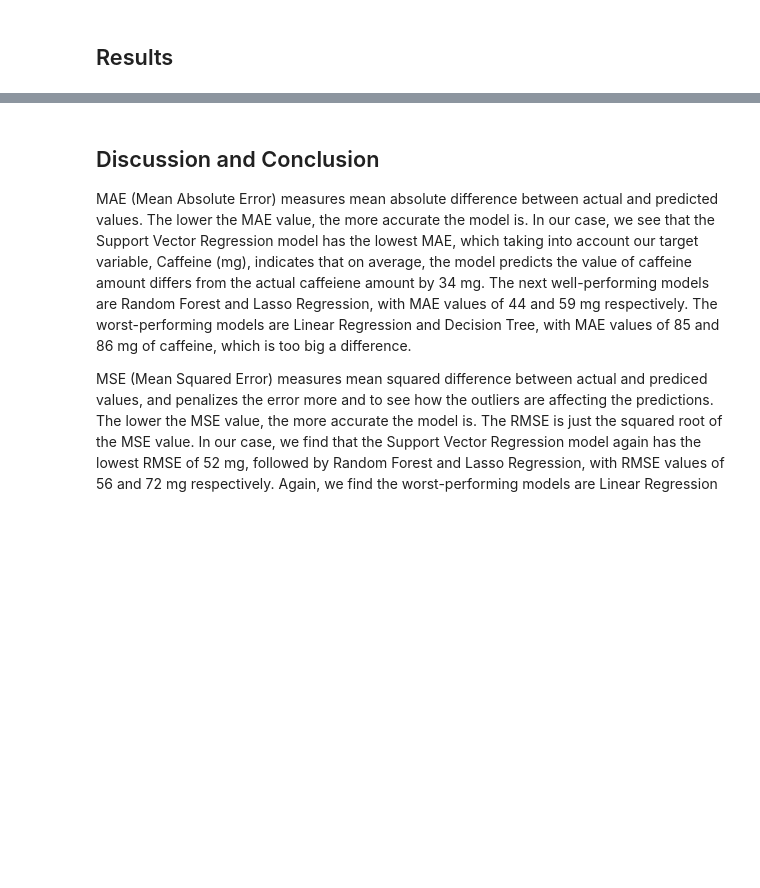
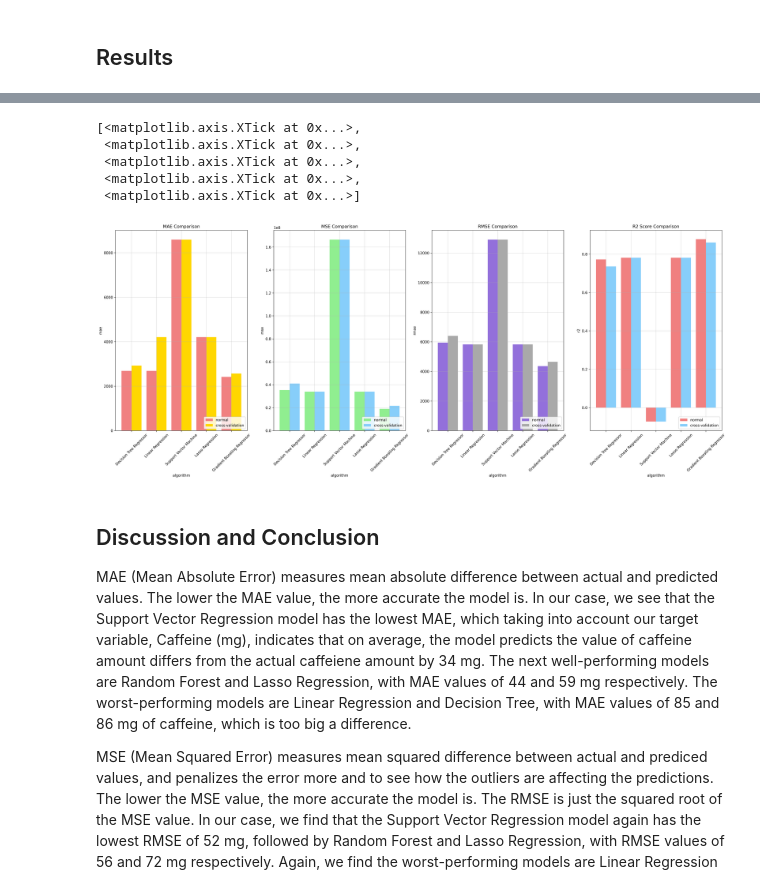
Before and after one commit to awesomecosmos/Insurance-Predictions, a Jupyter notebook: final_project.ipynb, the cells around one changed output, grey strips where cells are left out. Saved outputs shown, nothing was run; the diff lists cells and outputs as text; code cells hidden in the pictures; blank space fills up the shorter version.

```diff
--- a/final_project.ipynb
+++ b/final_project.ipynb
@@ -495,6 +631,7 @@ lasso_model.fit(X_train, y_train)
 y_pred_lasso = lasso_model.predict(X_test)
 
 # Evaluate the Lasso Regression model using Mean Squared Error and R-squared
+mae_lasso = mean_absolute_error(y_test, y_pred_lasso)
 mse_lasso = mean_squared_error(y_test, y_pred_lasso)
 r2_lasso = r2_score(y_test, y_pred_lasso)
 
@@ -525,6 +678,7 @@ rf_regressor.fit(X_train, y_train)
 y_pred_rf = rf_regressor.predict(X_test)
 
 # Evaluate the Random Forest Regressor model using Mean Squared Error and R-squared
+mae_rf = mean_absolute_error(y_test, y_pred_rf)
 mse_rf = mean_squared_error(y_test, y_pred_rf)
 r2_rf = r2_score(y_test, y_pred_rf)
 
@@ -900,3 +1102,60 @@ ax[1,2].set_xticks(indices, x_labels, rotation=45)
+# %%
+fig, ax = plt.subplots(1, 4, sharex=False, sharey=False, figsize=(30,10), dpi=300)
+x_labels = normal_results['ml_algorithm']
+indices = np.arange(len(x_labels))
+width = 0.4
+
+# first row - NO Hyperparameters
+#row=0, col=0
+ax[0].bar(indices-0.5*width,normal_results['mae'],width,color="lightcoral",alpha=1,label="normal")
+ax[0].bar(indices+0.5*width,cv_results['mae'],width,color="gold",alpha=1,label="cross-validation")
+ax[0].grid(True,alpha=0.5)
+# ax[0, 0].set_ylim(0,1)
+ax[0].set_xlabel("algorithm")
+ax[0].set_ylabel("mae")
+ax[0].set_title("MAE Comparison")
+ax[0].legend(loc='lower right')
+ax[0].set_xticks(indices, x_labels, rotation=45)
+
+#row=0, col=1
+ax[1].bar(indices-0.5*width,normal_results['mse'],width,color="lightgreen",alpha=1,label="normal")
+ax[1].bar(indices+0.5*width,cv_results['mse'],width,color="lightskyblue",alpha=1,label="cross-validation")
+ax[1].grid(True,alpha=0.5)
+# ax[0, 1].set_ylim(0,1)
+ax[1].set_xlabel("algorithm")
+ax[1].set_ylabel("mse")
+ax[1].set_title("MSE Comparison")
+ax[1].legend(loc='lower right')
+ax[1].set_xticks(indices, x_labels, rotation=45)
+
+#row=0, col=2
+ax[2].bar(indices-0.5*width,normal_results['rmse'],width,color="mediumpurple",alpha=1,label="normal")
+ax[2].bar(indices+0.5*width,cv_results['rmse'],width,color="darkgrey",alpha=1,label="cross-validation")
+ax[2].grid(True,alpha=0.5)
+# ax[0, 2].set_ylim(0,1)
+ax[2].set_xlabel("algorithm")
+ax[2].set_ylabel("rmse")
+ax[2].set_title("RMSE Comparison")
+ax[2].legend(loc='lower right')
+ax[2].set_xticks(indices, x_labels, rotation=45)
+
+#row=0, col=3
+ax[3].bar(indices-0.5*width,normal_results['r2'],width,color="lightcoral",alpha=1,label="normal")
+ax[3].bar(indices+0.5*width,cv_results['r2'],width,color="lightskyblue",alpha=1,label="cross-validation")
+ax[3].grid(True,alpha=0.5)
+# ax[0, 3].set_ylim(0,1)
+ax[3].set_xlabel("algorithm")
+ax[3].set_ylabel("r2")
+ax[3].set_title("R2 Score Comparison")
+ax[3].legend(loc='lower right')
+ax[3].set_xticks(indices, x_labels, rotation=45)
+# %% [output]
+[<matplotlib.axis.XTick at 0x...>,
+ <matplotlib.axis.XTick at 0x...>,
+ <matplotlib.axis.XTick at 0x...>,
+ <matplotlib.axis.XTick at 0x...>,
+ <matplotlib.axis.XTick at 0x...>]
+[figure, added]
 # %% [markdown]
 ## Discussion and Conclusion
 
```
Also changed, not shown: parts of 24 cells of this notebook.
